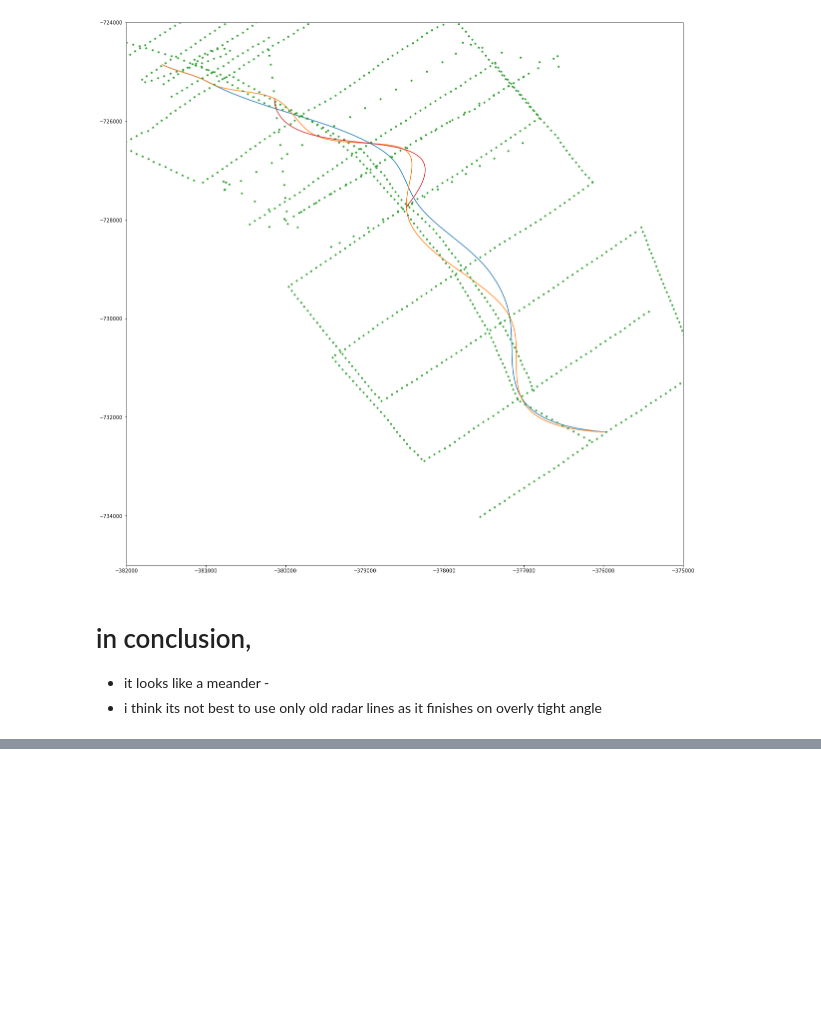
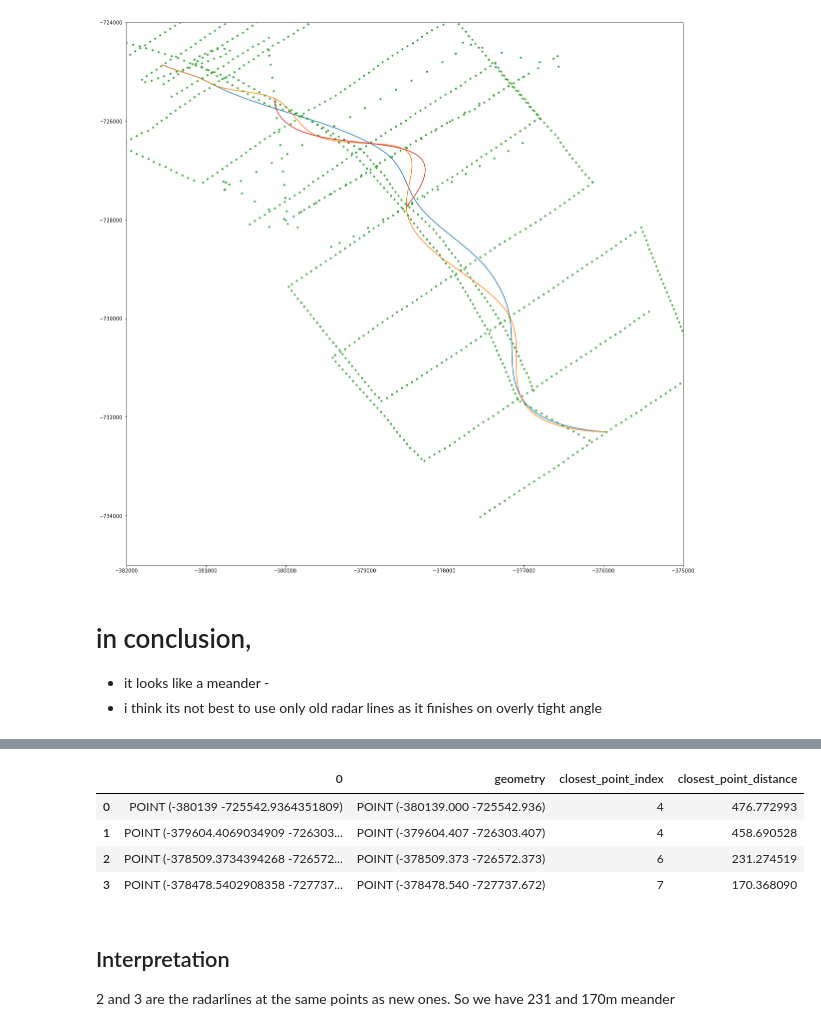
Before and after one commit to arrran/PhD_data_chapter, a Jupyter notebook: Jupyter/RADAR/RADAR_MAP/27_RADAR_compare_oldnew_meander.ipynb, the cells around one changed output, grey strips where cells are left out. Cells and saved outputs as stored; diff of their text form; code cells hidden in the pictures; blank space fills up the shorter version.

```diff
--- a/Jupyter/RADAR/RADAR_MAP/27_RADAR_compare_oldnew_meander.ipynb
+++ b/Jupyter/RADAR/RADAR_MAP/27_RADAR_compare_oldnew_meander.ipynb
@@ -65,0 +89,32 @@ plt.ylim([-735000,-724000])
+# %%
+Points = pd.Series([Point(x,y) for x,y in zip(points_x_surveyed[10,:],points_y_surveyed[10,:])])
+
+new_surveyed = gpd.GeoDataFrame(Points,geometry=Points,crs=3031)
+Points_old = pd.Series([Point(x,y) for x,y in zip(points_x_surveyed_old[10,:],points_y_surveyed_old[10,:])])
+
+old_surveyed = gpd.GeoDataFrame(Points_old,geometry=Points_old,crs=3031)
+# %%
+closest_point_index = []
+closest_point_distance = []
+
+for i,row in old_surveyed.iterrows():
+    dist_to_all_points = [row.geometry.distance(newpoint) for newpoint in new_surveyed.geometry.tolist()]
+    cpi = np.argmin(dist_to_all_points)
+    closest_point_index.append( cpi )
+    closest_point_distance.append( dist_to_all_points[cpi])
+
+old_surveyed['closest_point_index'] = closest_point_index
+old_surveyed['closest_point_distance'] = closest_point_distance
+# %%
+old_surveyed
+# %% [output]
+|  | 0 | geometry | closest_point_index | closest_point_distance |
+| 0 | POINT (-380139 -725542.9364351809) | POINT (-380139.000 -725542.936) | 4 | 476.772993 |
+| 1 | POINT (-379604.4069034909 -726303... | POINT (-379604.407 -726303.407) | 4 | 458.690528 |
+| 2 | POINT (-378509.3734394268 -726572... | POINT (-378509.373 -726572.373) | 6 | 231.274519 |
+| 3 | POINT (-378478.5402908358 -727737... | POINT (-378478.540 -727737.672) | 7 | 170.368090 |
+# %% [markdown]
+## Interpretation
+
+2 and 3 are the radarlines at the same points as new ones.
+So we have 231 and 170m meander
```
Also changed, not shown: parts of 3 cells of this notebook, 3 other files.
